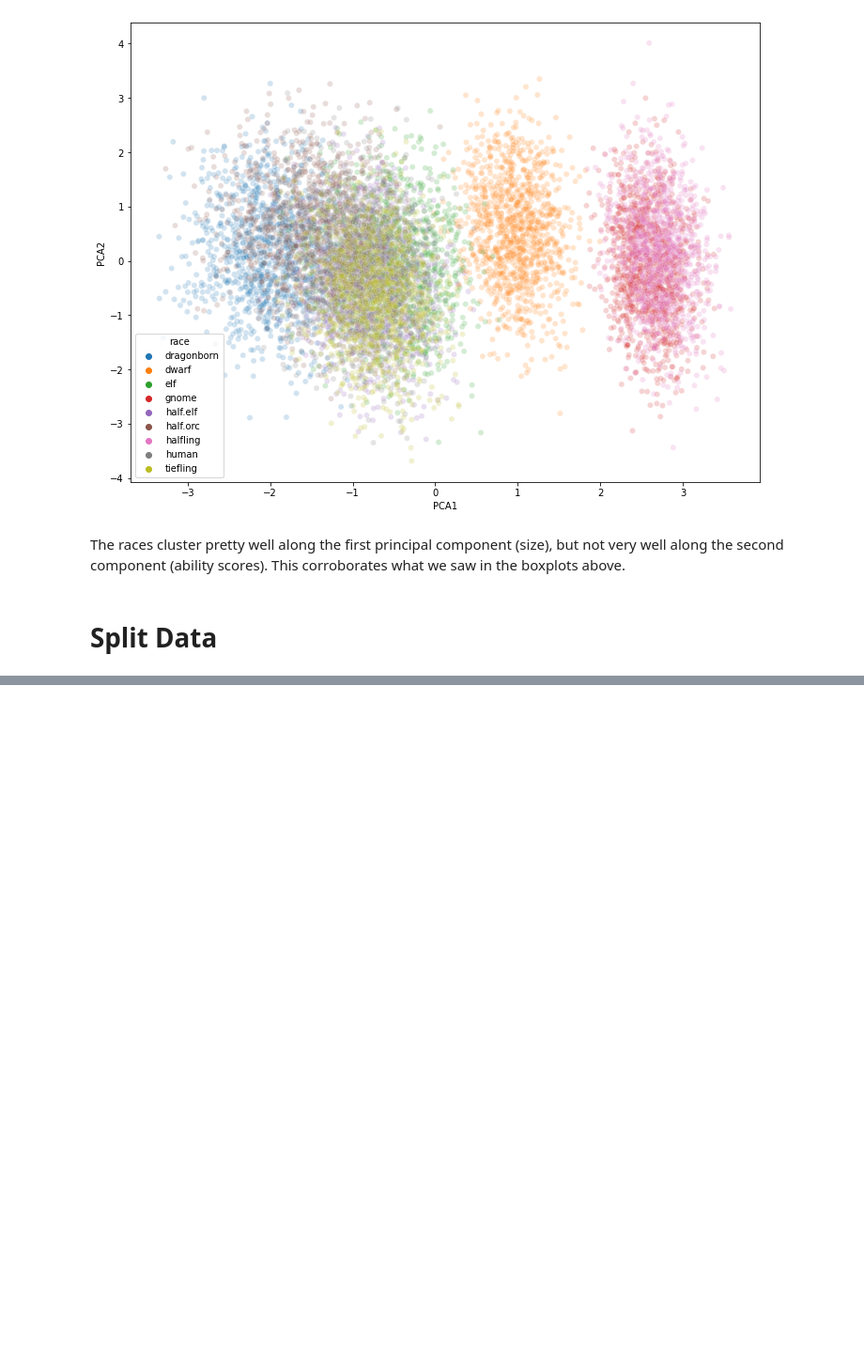
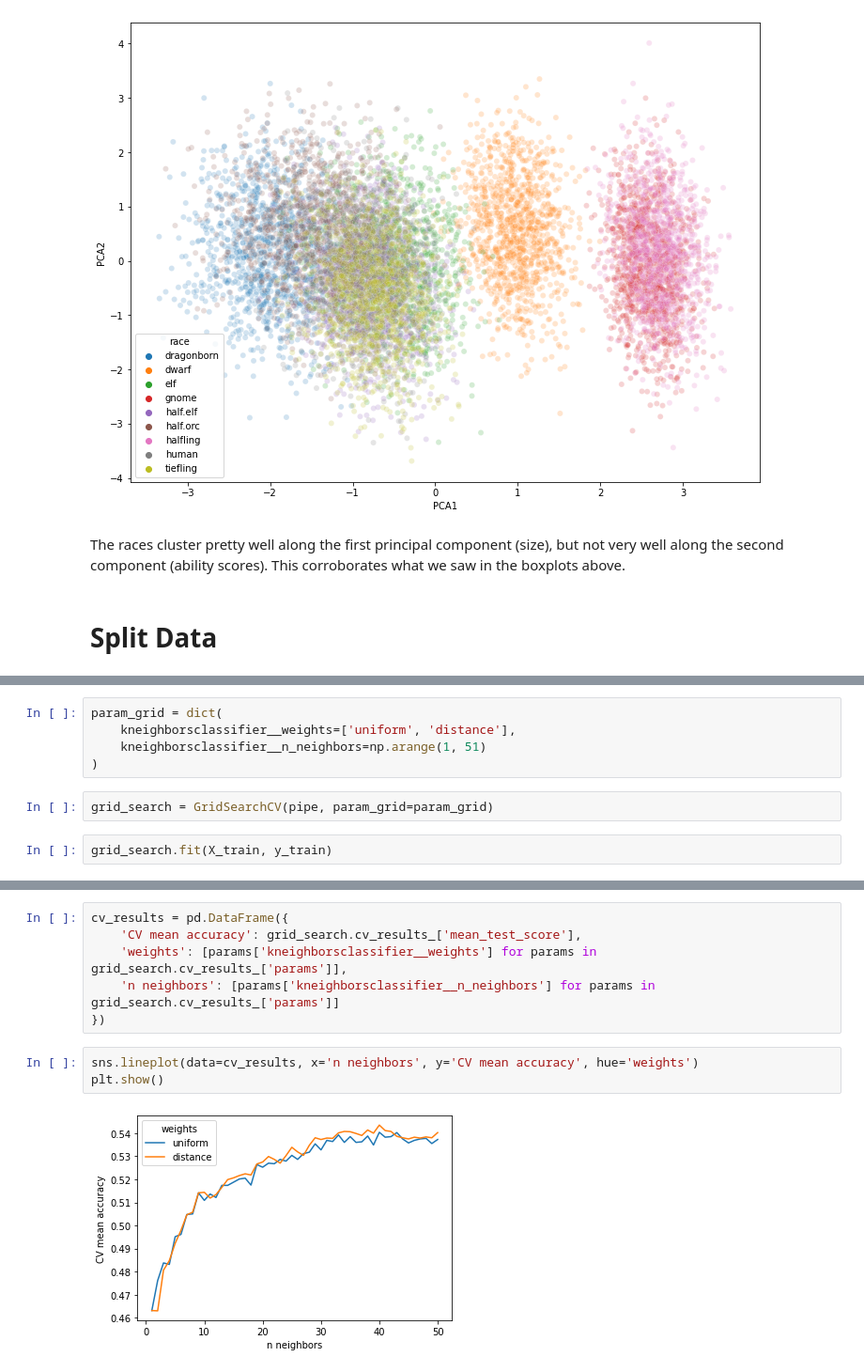
Before and after one commit to andrewabeles/dnd, a Jupyter notebook: dnd-race-classification.ipynb, the cells around one changed output, grey strips where cells are left out. Shown: that part at 94% size. Cells and saved outputs as stored; diff of their text form; blank space fills up the shorter version.

Commit message:
train and test KNN

```diff
--- a/dnd-race-classification.ipynb
+++ b/dnd-race-classification.ipynb
@@ -129,0 +139,9 @@ X_train, X_test, y_train, y_test = train_test_split(X, y, test_size=0.3, random_
+# %%
+param_grid = dict(
+    kneighborsclassifier__weights=['uniform', 'distance'],
+    kneighborsclassifier__n_neighbors=np.arange(1, 51)
+)
+# %%
+grid_search = GridSearchCV(pipe, param_grid=param_grid)
+# %%
+grid_search.fit(X_train, y_train)
@@ -129,0 +158,11 @@ X_train, X_test, y_train, y_test = train_test_split(X, y, test_size=0.3, random_
+# %%
+cv_results = pd.DataFrame({
+    'CV mean accuracy': grid_search.cv_results_['mean_test_score'],
+    'weights': [params['kneighborsclassifier__weights'] for params in grid_search.cv_results_['params']],
+    'n neighbors': [params['kneighborsclassifier__n_neighbors'] for params in grid_search.cv_results_['params']]
+})
+# %%
+sns.lineplot(data=cv_results, x='n neighbors', y='CV mean accuracy', hue='weights')
+plt.show()
+# %% [output]
+[figure, added]
```
Also changed, not shown: parts of 17 cells of this notebook.
